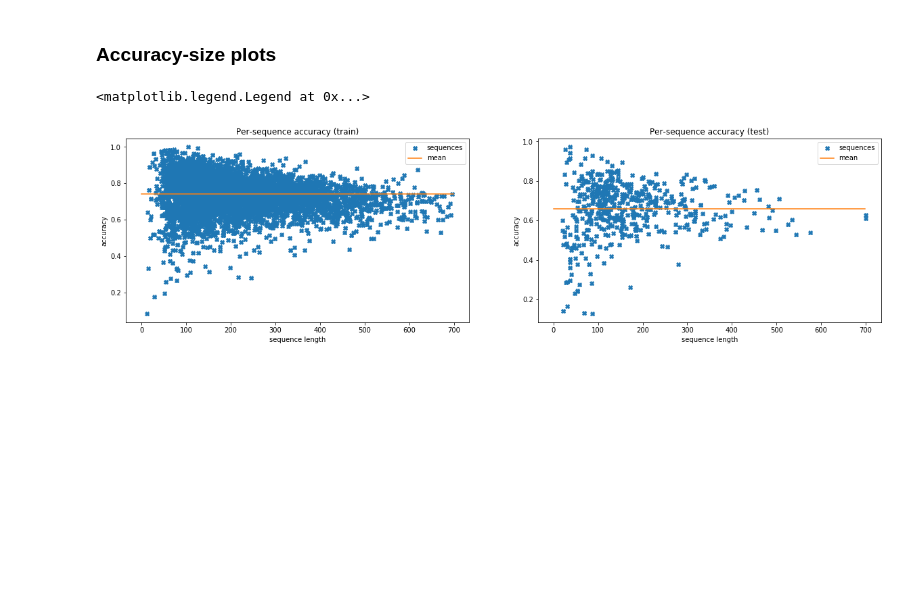
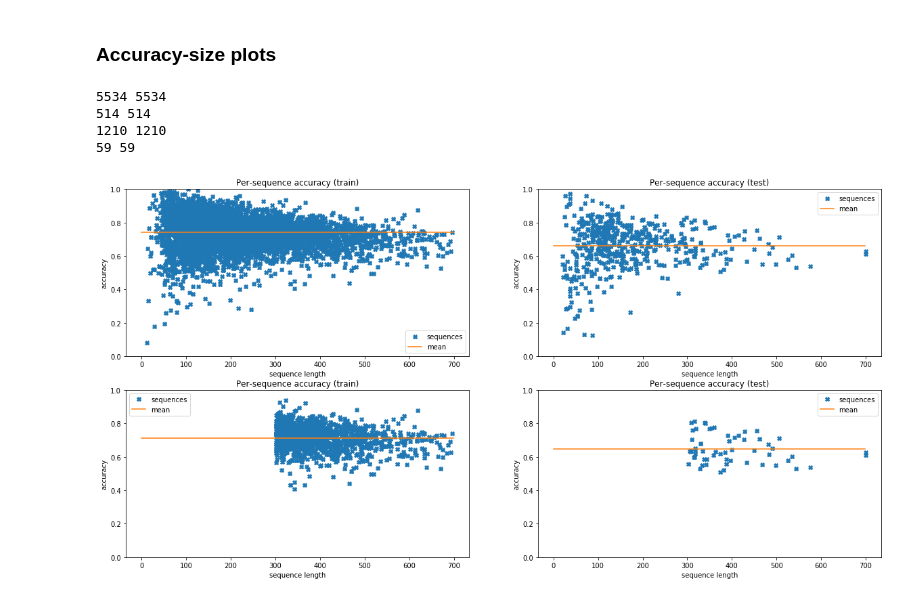
Before and after one commit to Juillermo/saliencyPSSP, a Jupyter notebook: Testing.ipynb, the cells around one changed output. Cells and saved outputs as stored; diff of their text form; code cells hidden in the pictures; blank space fills up the shorter version.

```diff
--- a/Testing.ipynb
+++ b/Testing.ipynb
@@ -371,17 +466,25 @@ ax[1].set(title='Per-sequence accuracy (test)')
 # %% [markdown]
 ### Accuracy-size plots
-# %%
-fig,ax = plt.subplots(1,2, figsize=(20,5))
-
-ax[0].plot(np.sum(mask[:split_value], axis=1), seq_acc_train, marker="X", linewidth=0, label="sequences")
-ax[0].plot(np.mean(seq_acc_train)*np.ones(seq_len), label="mean")
-ax[0].set(title='Per-sequence accuracy (train)', ylabel="accuracy", xlabel="sequence length")
-ax[0].legend()
-
-ax[1].plot(np.sum(mask[split_value:], axis=1), seq_acc_test, marker="X", linewidth=0, label="sequences")
-ax[1].plot(np.mean(seq_acc_test)*np.ones(seq_len), label="mean")
-ax[1].set(title='Per-sequence accuracy (test)', ylabel="accuracy", xlabel="sequence length")
-ax[1].legend()
-# %% [output]
-<matplotlib.legend.Legend at 0x...>
-[figure, removed]
+# %%
+def print_length_vs_acc(lengths, seqs, ax, label):
+    seq_len = 700
+
+    ax.plot(lengths, seqs, marker="X", linewidth=0, label="sequences")
+    ax.plot(np.mean(seqs)*np.ones(seq_len), label="mean")
+    ax.set(title='Per-sequence accuracy ('+label+')',
+           ylabel="accuracy", xlabel="sequence length", ylim=[0, 1])
+    ax.legend()
+# %%
+fig,ax = plt.subplots(2,2, figsize=(20,10))
+
+print_length_vs_acc(lengths_train, seq_acc_train, ax[0][0], 'train')
+print_length_vs_acc(lengths_test, seq_acc_test, ax[0][1], 'test')
+
+print_length_vs_acc(lengths_train[lengths_train > 300], seq_acc_train[lengths_train > 300], ax[1][0], 'train')
+print_length_vs_acc(lengths_test[lengths_test > 300], seq_acc_test[lengths_test > 300], ax[1][1], 'test')
+# %% [output]
+5534 5534
+514 514
+1210 1210
+59 59
+[figure, added]
```
Also changed, not shown: parts of 43 cells of this notebook, 6 other files.
